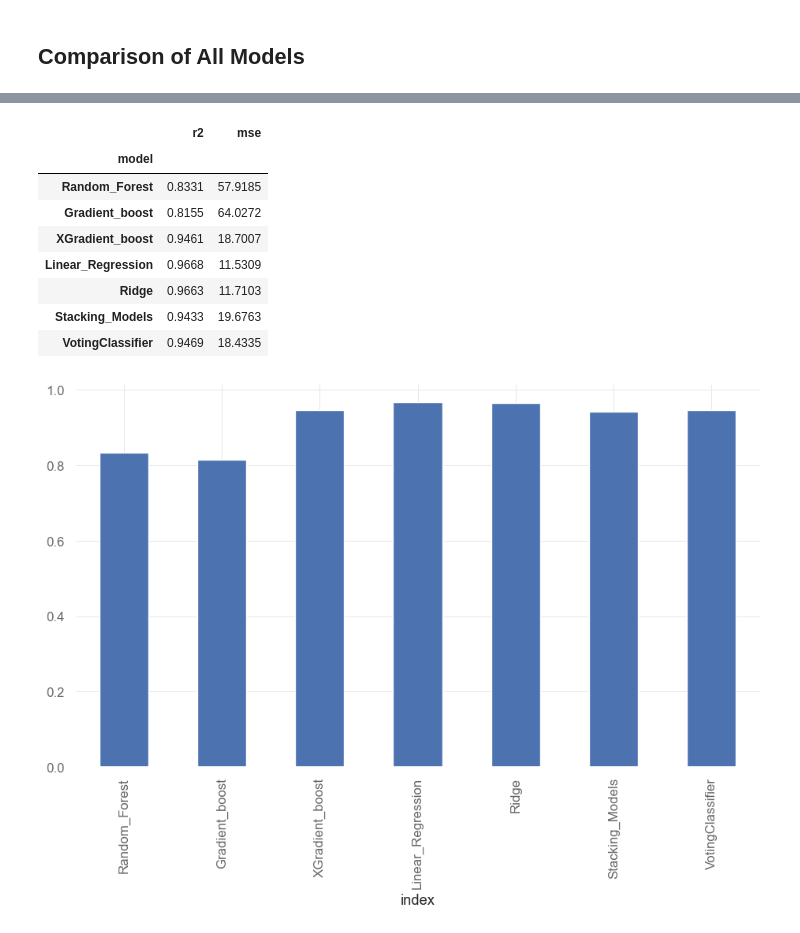
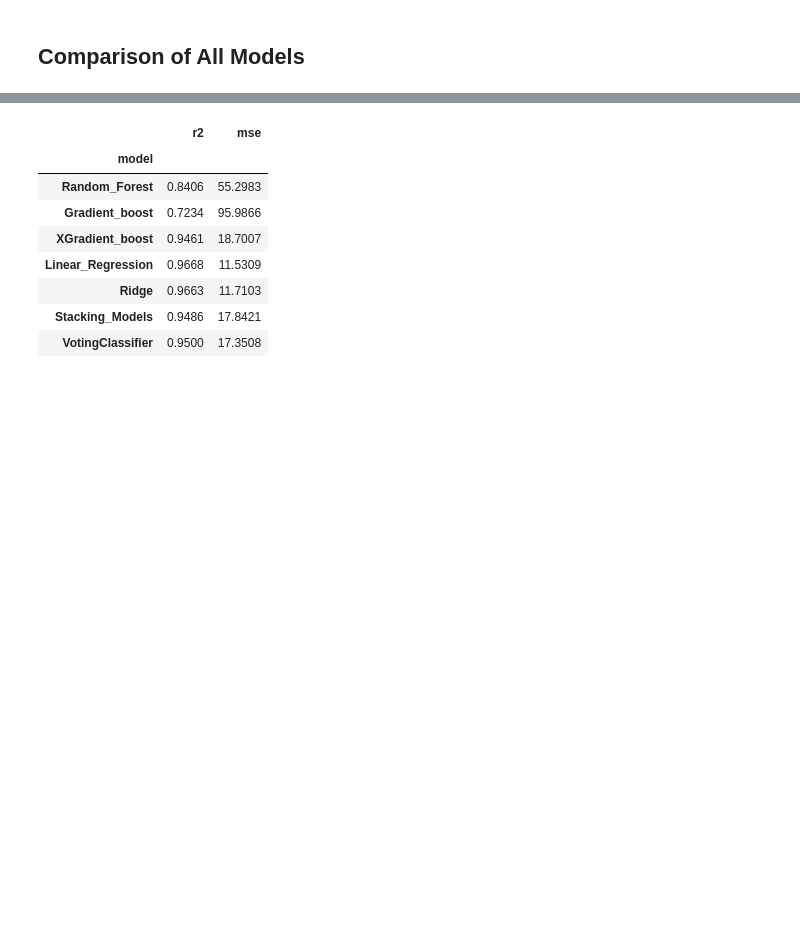
Before and after one commit to TDanner7/Stock_Price_Modeling, a Jupyter notebook: stock_price_modeling_final.ipynb, the cells around one changed output, grey strips where cells are left out. Cells and saved outputs as stored; diff of their text form; code cells hidden in the pictures; blank space fills up the shorter version.

```diff
--- a/stock_price_modeling_final.ipynb
+++ b/stock_price_modeling_final.ipynb
@@ -763,28 +763,28 @@ display(df_combined.hvplot(xlabel = 'Date', ylabel = 'Close Price'
 # %%
 
 # created DF for r2 and Mean Squared Error of all models
 
 # step 1 Created a dictionary
 # step 2 converted created dictionary into dataframe
 dict_results={"model":['Random_Forest','Gradient_boost','XGradient_boost','Linear_Regression','Ridge','Stacking_Models','VotingClassifier'], "r2":
               [rf_r2,gb_r2,xgb_r2,lr_r2,ridge_r2,stacked_r2_test,vc_r2_testing],"mse":
               [rf_mse,gb_mse,xgb_mse,lr_mse,ridge_mse,stacked_mse_test,vc_mse_testing]}
 
 
 result_df=pd.DataFrame(dict_results)
 result_df=result_df.set_index("model")
 
 # visulization through hv plot for r2
-result_df["r2"].plot(kind="bar",xlabel="index")
-result_df
+display(result_df)
+
+result_df["r2"].hvplot.bar(xlabel="Model", ylabel="r^2",width=1000,height=400)
 # %% [output]
 |  | r2 | mse |
 | model |  |  |
-| Random_Forest | 0.8331 | 57.9185 |
-| Gradient_boost | 0.8155 | 64.0272 |
+| Random_Forest | 0.8406 | 55.2983 |
+| Gradient_boost | 0.7234 | 95.9866 |
 | XGradient_boost | 0.9461 | 18.7007 |
 | Linear_Regression | 0.9668 | 11.5309 |
 | Ridge | 0.9663 | 11.7103 |
-| Stacking_Models | 0.9433 | 19.6763 |
-| VotingClassifier | 0.9469 | 18.4335 |
+| Stacking_Models | 0.9486 | 17.8421 |
+| VotingClassifier | 0.9500 | 17.3508 |
-[figure, removed]
```
Also changed, not shown: parts of 13 cells of this notebook.
